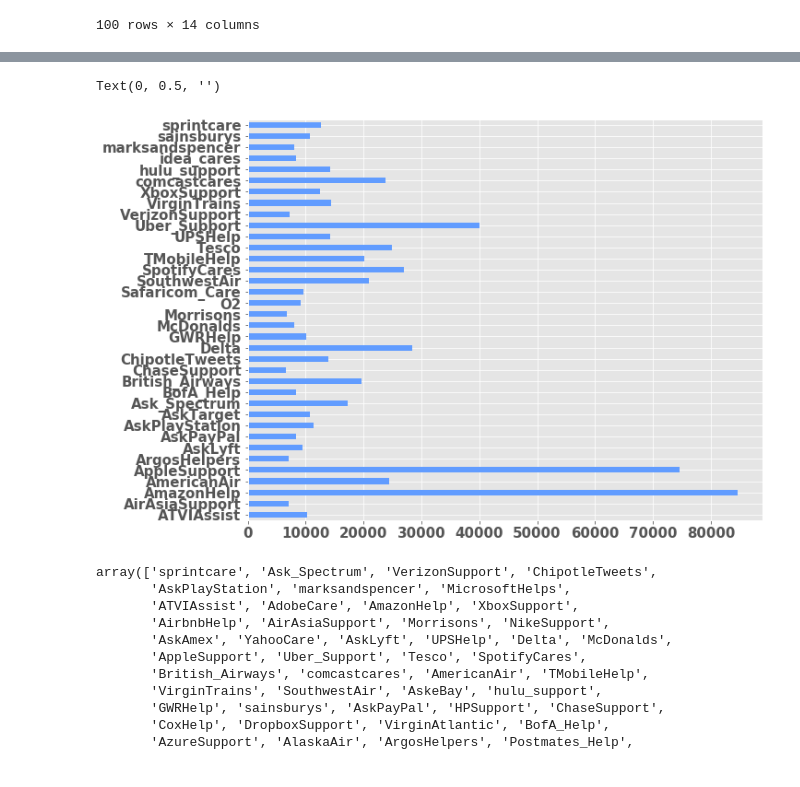
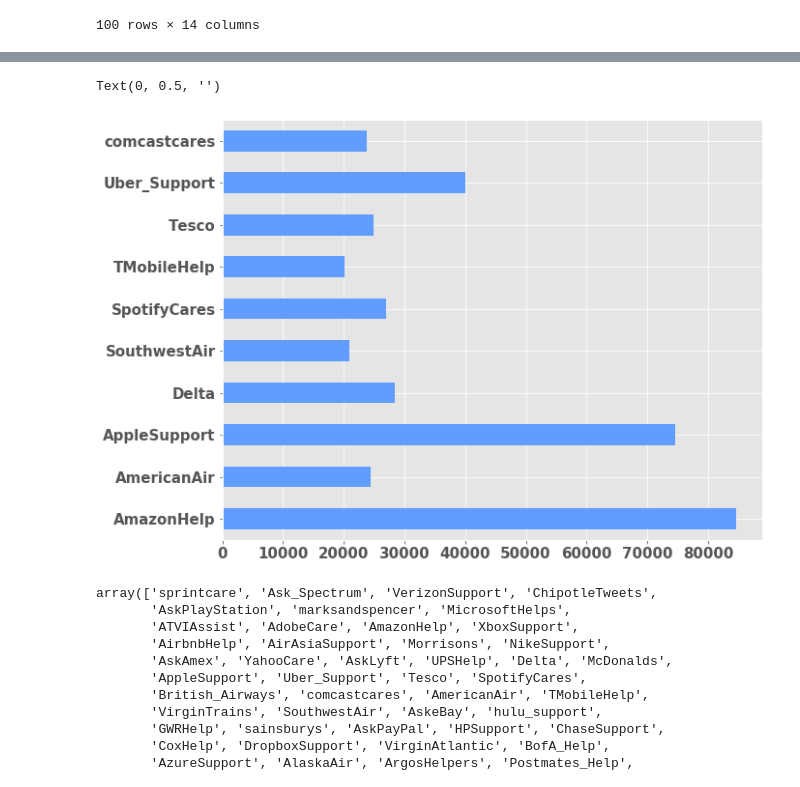
Before and after one commit to georgejconidis/EmotionalSage, a Jupyter notebook: notebooks/EmotionalSentiment_Data_Analysis_TwitterCSData.ipynb, the cells around one changed output, grey strips where cells are left out. Saved outputs shown, nothing was run; the diff lists cells and outputs as text; code cells hidden in the pictures.

```diff
--- a/notebooks/EmotionalSentiment_Data_Analysis_TwitterCSData.ipynb
+++ b/notebooks/EmotionalSentiment_Data_Analysis_TwitterCSData.ipynb
@@ -129,12 +147,12 @@ Removing anonymized screen names in Y...
 # %%
 # The number of Customer Service (CS) tweet responses for each company
 count = Req_Res.groupby("author_id_y")["text_x"].count()
-c = count[count>6500].plot(kind='barh',figsize=(10, 8), color='#619CFF', zorder=2,)# width=width,)
+c = count[count>20000].plot(kind='barh',figsize=(10, 8), color='#619CFF', zorder=2,)# width=width,)
 c.set_ylabel('')
 # plt.show()
 # %% [output]
 Text(0, 0.5, '')
-[figure, old version]
+[figure, new version]
 # %%
 ## List all the companies to find all airlines (Sentiment was trained on: American, Delta, SouthWest, United, US Airways, Virgin)
 Req_Res["author_id_y"].unique()
```
Also changed, not shown: parts of 16 cells of this notebook, 1 other file.
